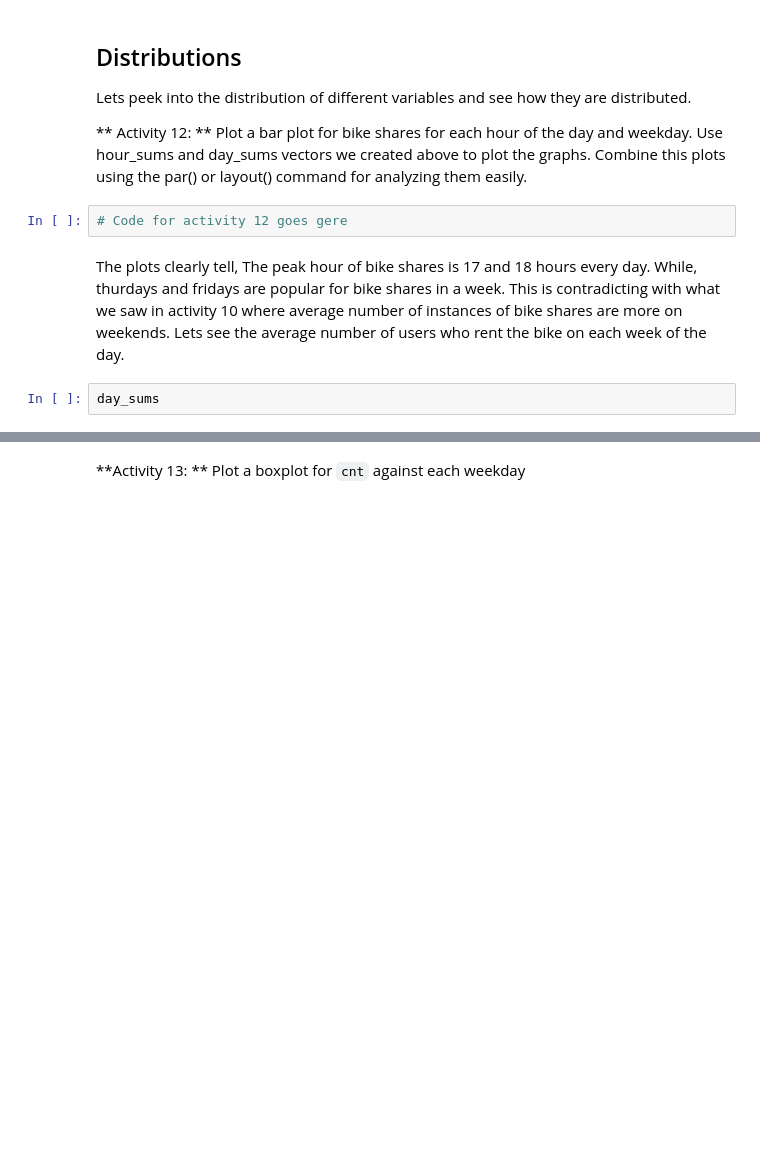
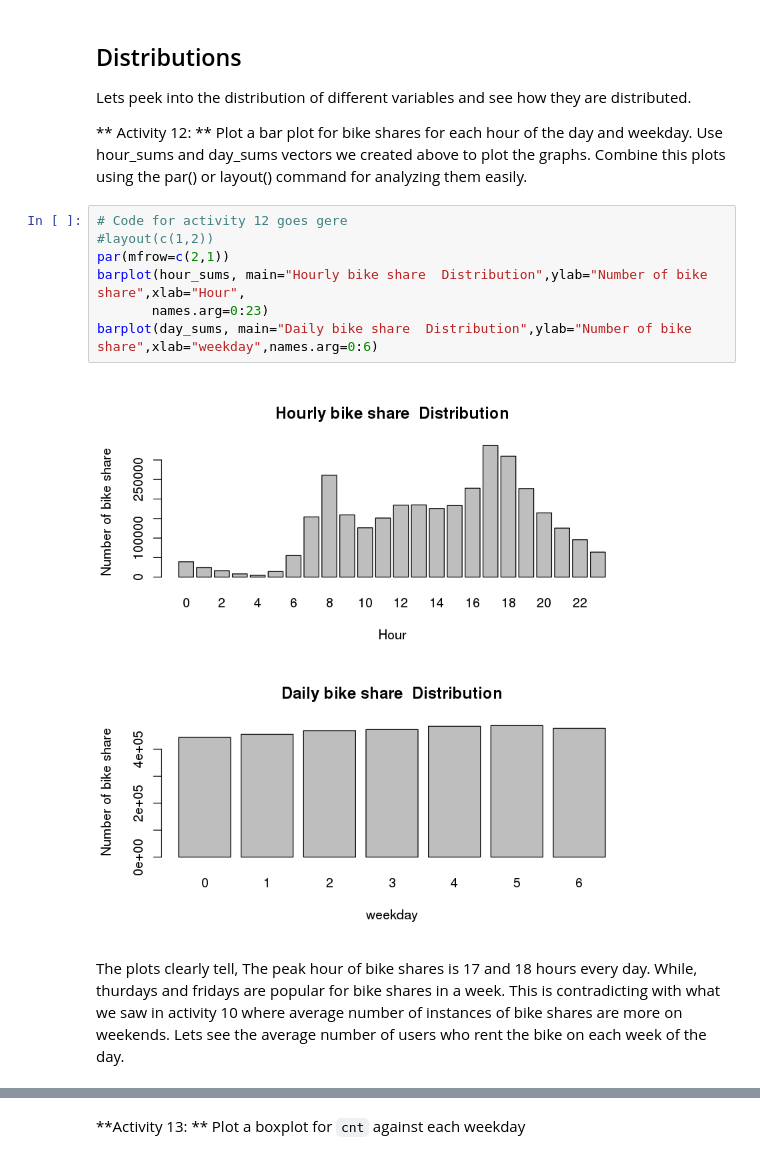
Before and after one commit to asouleymane/Mat-Stat-foundations, a Jupyter notebook: modules/module1/exercises/exercises.ipynb, the cells around one changed output, grey strips where cells are left out. Saved outputs shown, nothing was run; the diff lists cells and outputs as text; blank space fills up the shorter version.

```diff
--- a/modules/module1/exercises/exercises.ipynb
+++ b/modules/module1/exercises/exercises.ipynb
@@ -331,9 +357,14 @@ day_sums
 Lets peek into the distribution of different variables and see how they are distributed.
 
 ** Activity 12: ** Plot a bar plot for bike shares for each hour of the day and weekday. Use hour_sums and day_sums vectors we created above to plot the graphs. Combine this plots using the par() or layout() command for analyzing them easily.
-# %%
-# Code for activity 12 goes gere
+# %%
+# Code for activity 12 goes gere
+#layout(c(1,2))
+par(mfrow=c(2,1))
+barplot(hour_sums, main="Hourly bike share  Distribution",ylab="Number of bike share",xlab="Hour",
+       names.arg=0:23)
+barplot(day_sums, main="Daily bike share  Distribution",ylab="Number of bike share",xlab="weekday",names.arg=0:6)
+# %% [output]
+[figure, added]
 # %% [markdown]
 The plots clearly tell, The peak hour of bike shares is 17 and 18 hours every day. While, thurdays and fridays are popular for bike shares in a week. This is contradicting with what we saw in activity 10 where average number of instances of bike shares are more on weekends. Lets see the average number of users who rent the bike on each week of the day.
-# %%
-day_sums
```
Also changed, not shown: parts of 9 cells of this notebook.
